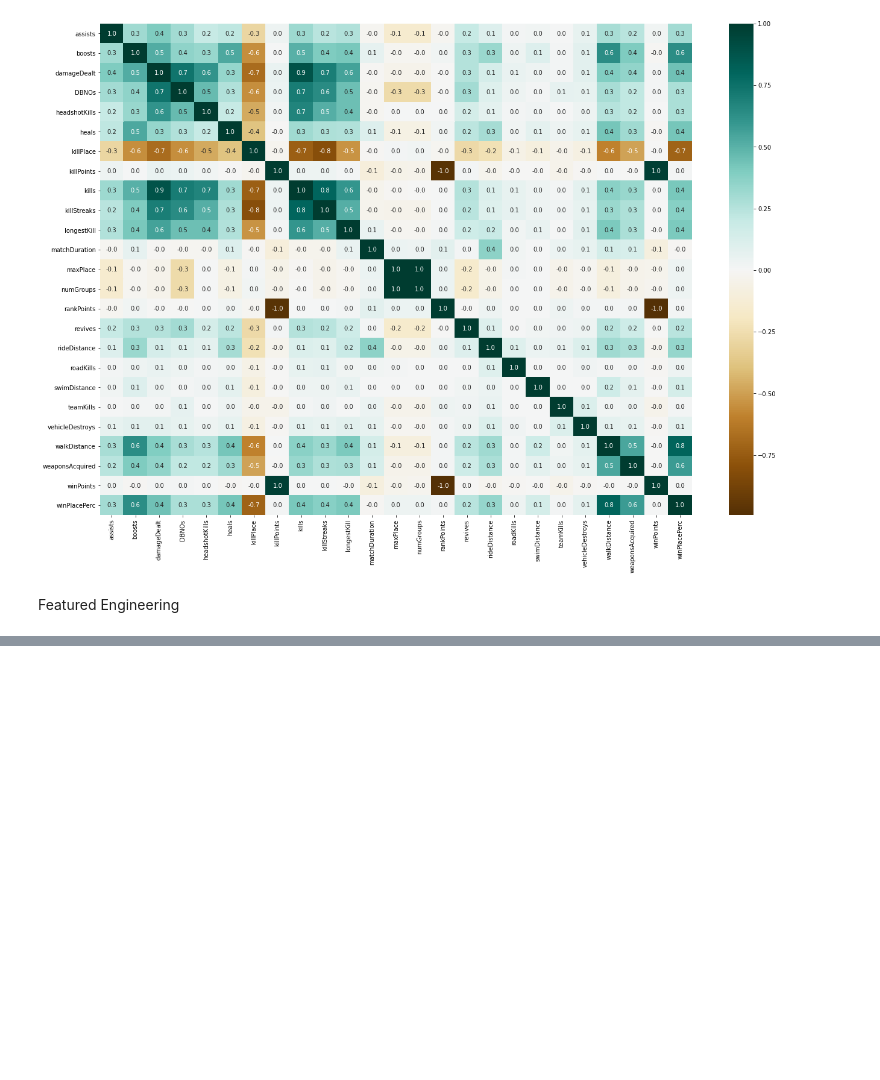
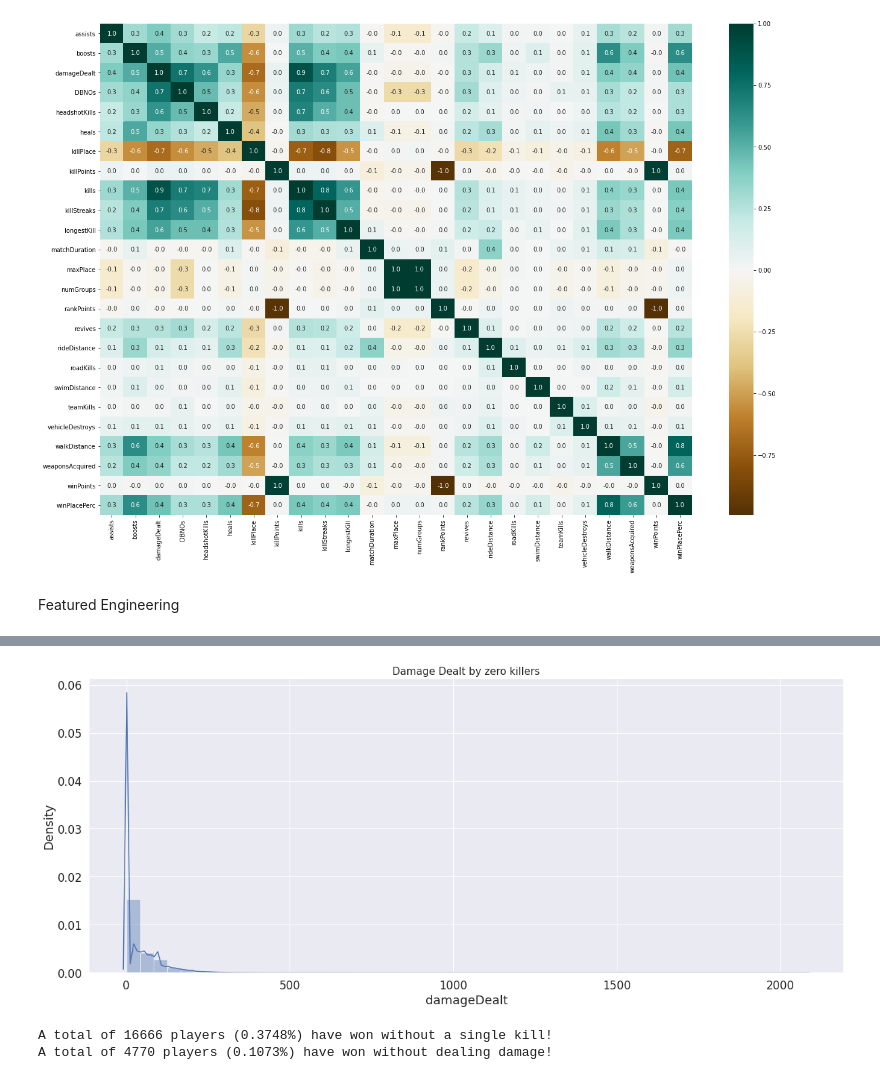
Before and after one commit to ANKITSHARMA98/PUBG-Data-Analysis, a Jupyter notebook: PUBG.ipynb, the cells around one changed output, grey strips where cells are left out. Cells and saved outputs as stored; diff of their text form; code cells hidden in the pictures; blank space fills up the shorter version.

```diff
--- a/PUBG.ipynb
+++ b/PUBG.ipynb
@@ -181,0 +195,16 @@ Featured Engineering
+# %%
+data = train.copy()
+data = data[data['kills']==0]
+plt.figure(figsize=(20,8))
+plt.title("Damage Dealt by zero killers",fontsize=15)
+sns.distplot(data['damageDealt'])
+plt.show()
+# %% [output]
+[figure, added]
+# %%
+print("A total of {} players ({:.4f}%) have won without a single kill!".format(len(data[data['winPlacePerc']==1]), 100*len(data[data['winPlacePerc']==1])/len(train)))
+data1 = train[train['damageDealt'] == 0].copy()
+print("A total of {} players ({:.4f}%) have won without dealing damage!".format(len(data1[data1['winPlacePerc']==1]), 100*len(data1[data1['winPlacePerc']==1])/len(train)))
+# %% [output]
+A total of 16666 players (0.3748%) have won without a single kill!
+A total of 4770 players (0.1073%) have won without dealing damage!
```
Also changed, not shown: parts of 9 cells of this notebook.
